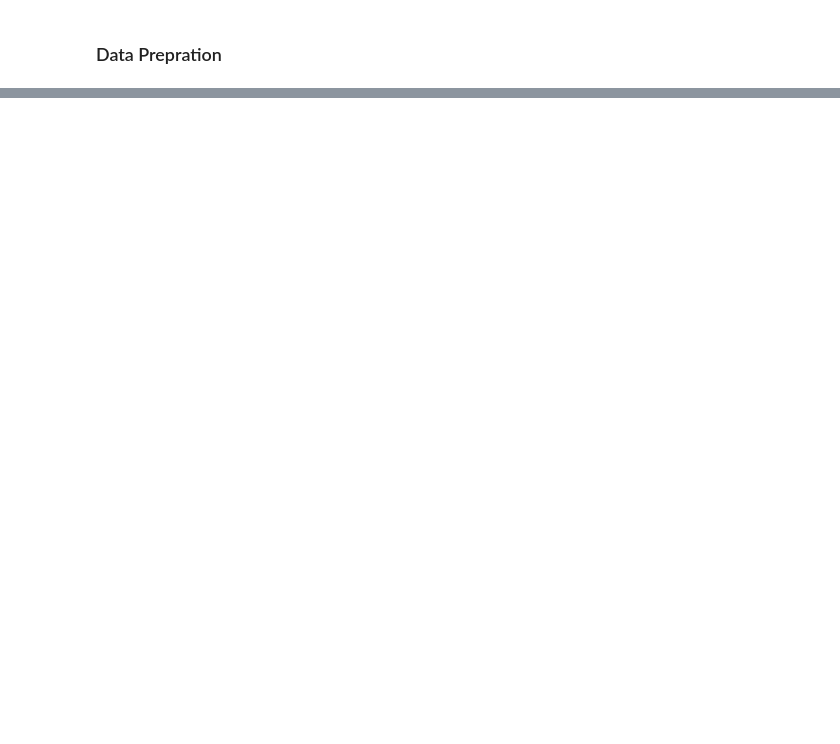
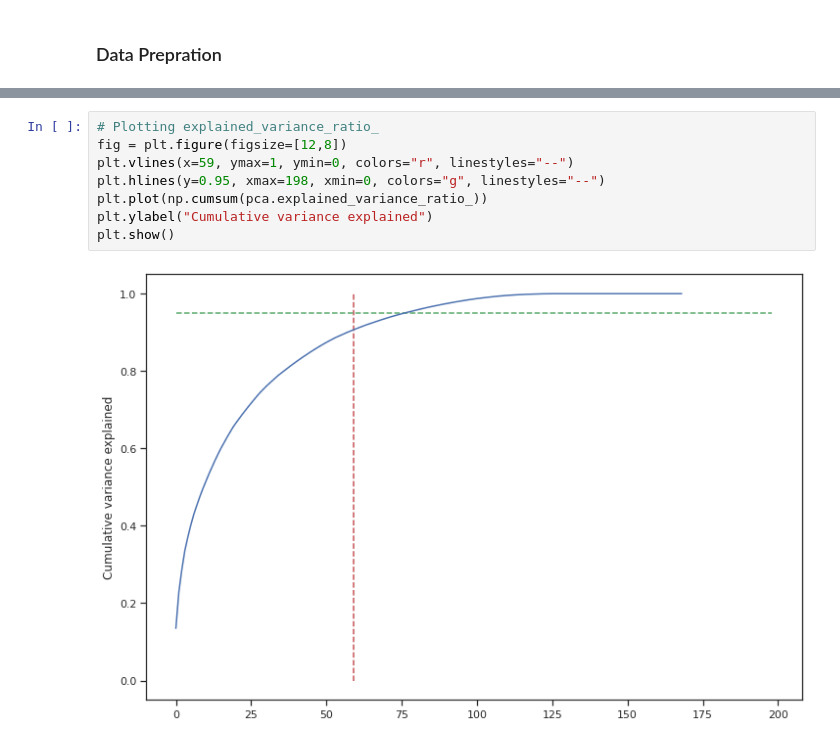
Before and after one commit to spdsp04/TelecomChrunCasestudy, a Jupyter notebook: Telecom_Chrun.ipynb, the cells around one changed output, grey strips where cells are left out. Drawn from its saved outputs; the diff is of its cells as text; blank space fills up the shorter version.

```diff
--- a/Telecom_Chrun.ipynb
+++ b/Telecom_Chrun.ipynb
@@ -566,0 +620,10 @@ chrun_train_final.describe()
+# %%
+# Plotting explained_variance_ratio_
+fig = plt.figure(figsize=[12,8])
+plt.vlines(x=59, ymax=1, ymin=0, colors="r", linestyles="--")
+plt.hlines(y=0.95, xmax=198, xmin=0, colors="g", linestyles="--")
+plt.plot(np.cumsum(pca.explained_variance_ratio_))
+plt.ylabel("Cumulative variance explained")
+plt.show()
+# %% [output]
+[figure, added]
```
Also changed, not shown: parts of 65 cells of this notebook.
